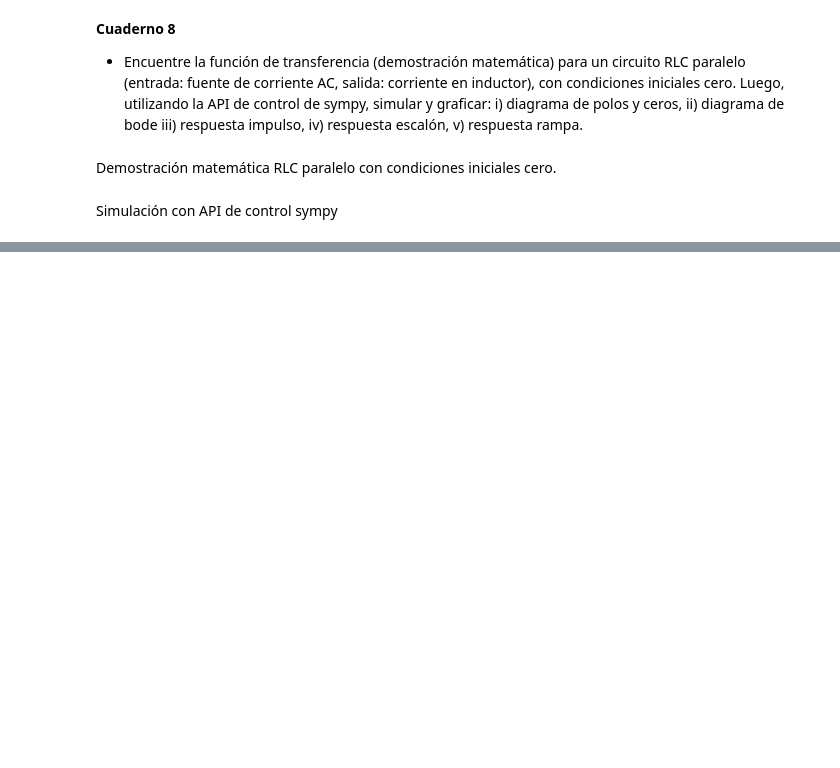
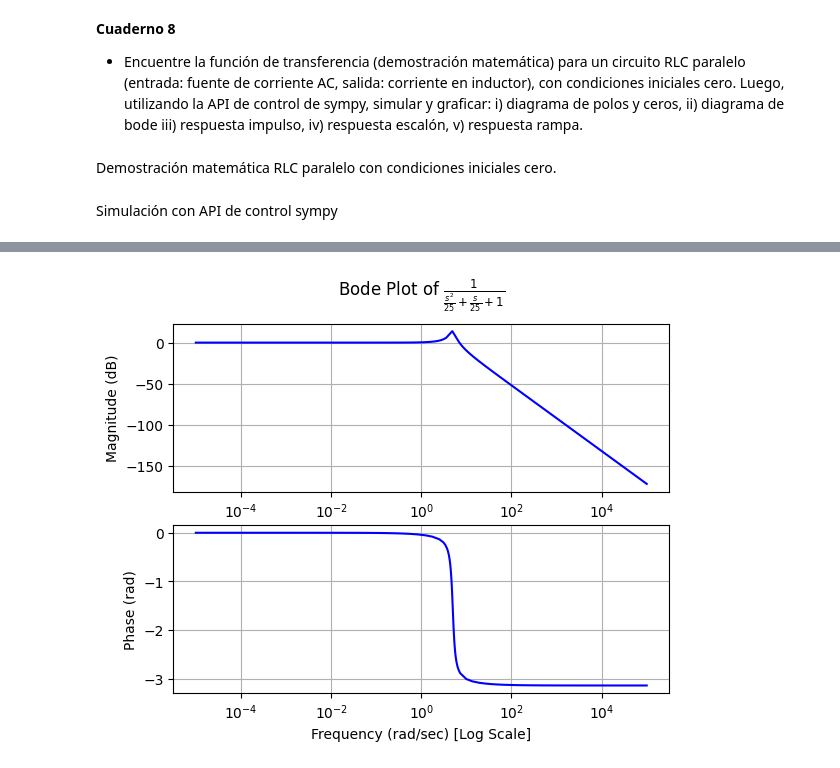
Before and after one commit to GabrielaRomoM/EjerciciosSYS-Phyton, a Jupyter notebook: LAPLACE/Ejercicios_9NOV23.ipynb, the cells around one changed output, grey strips where cells are left out. Drawn from its saved outputs; the diff is of its cells as text; code cells hidden in the pictures; blank space fills up the shorter version.

```diff
--- a/LAPLACE/Ejercicios_9NOV23.ipynb
+++ b/LAPLACE/Ejercicios_9NOV23.ipynb
@@ -104,0 +66,5 @@ plt.show()
+# %%
+#Diagrama de Bode
+control.bode_plot(HS)
+# %% [output]
+[figure, added]
```
Also changed, not shown: parts of 7 cells of this notebook.
